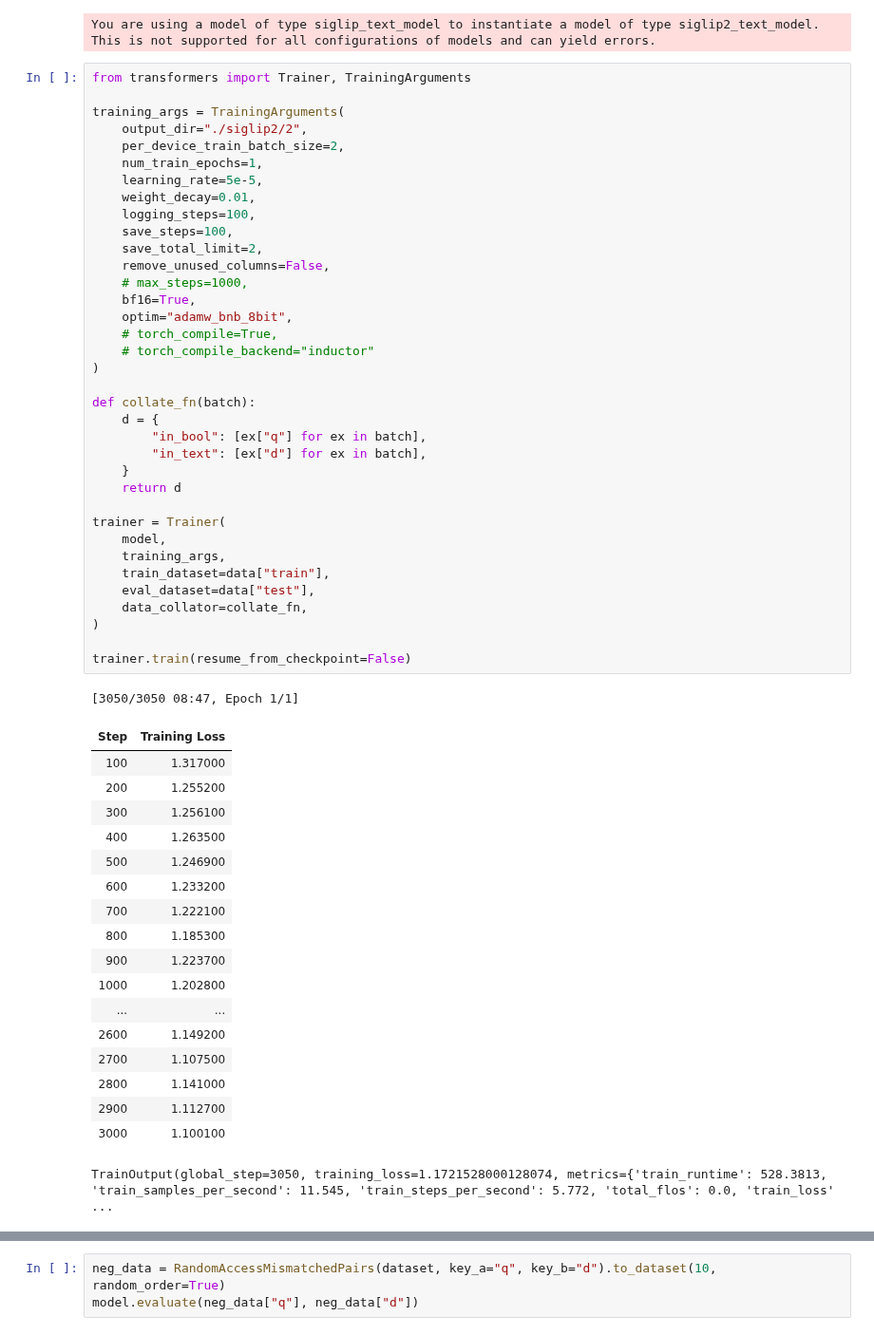
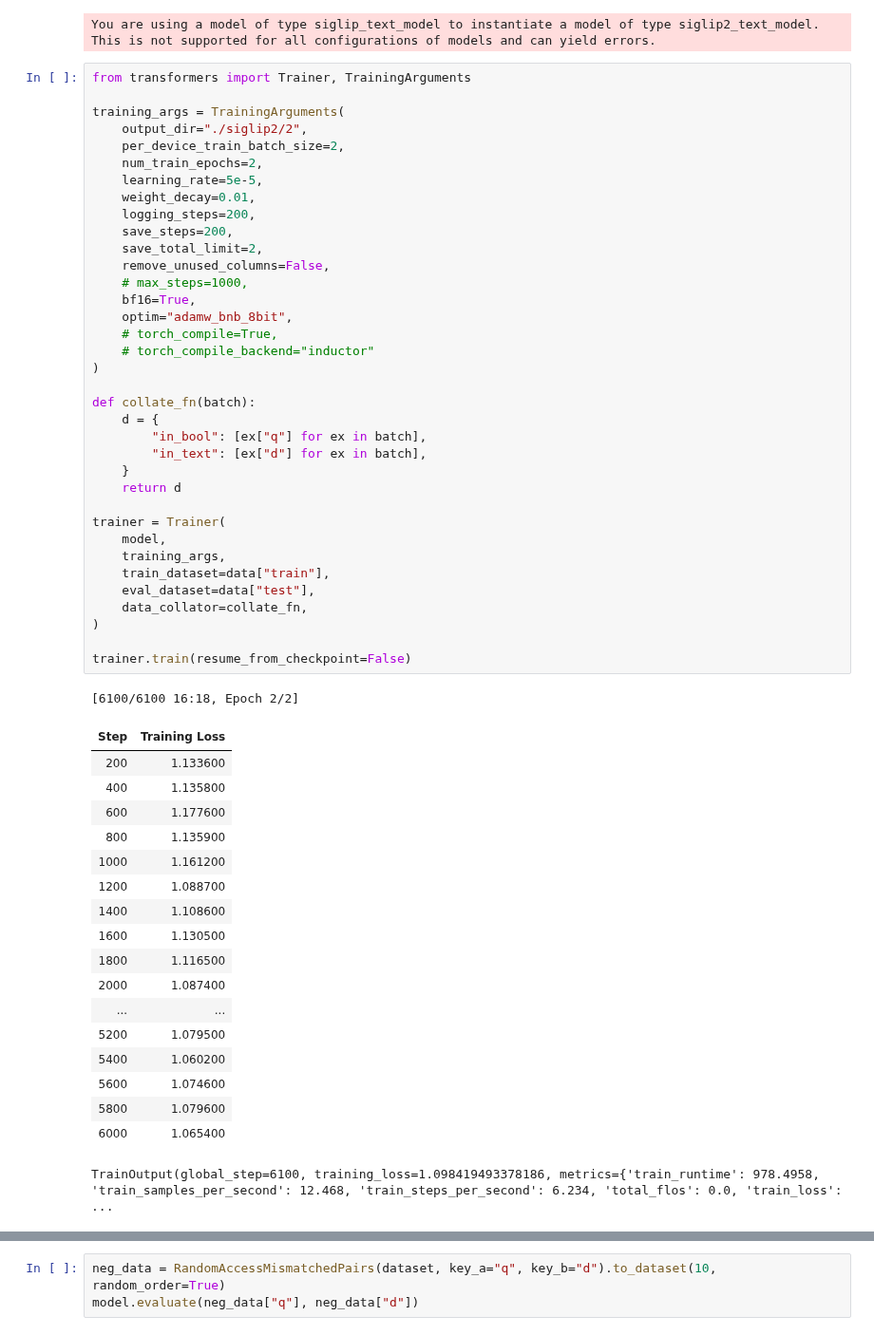
Before and after one commit to hscells-org/project-doehl-boolean-clip, a Jupyter notebook: dev.ipynb, the cells around one changed output, grey strips where cells are left out. Shown at 95% size. Cells and saved outputs as stored; diff of their text form.

```diff
--- a/dev.ipynb
+++ b/dev.ipynb
@@ -29,54 +29,54 @@ from transformers import Trainer, TrainingArguments
 training_args = TrainingArguments(
     output_dir="./siglip2/2",
     per_device_train_batch_size=2,
-    num_train_epochs=1,
+    num_train_epochs=2,
     learning_rate=5e-5,
     weight_decay=0.01,
-    logging_steps=100,
-    save_steps=100,
+    logging_steps=200,
+    save_steps=200,
     save_total_limit=2,
     remove_unused_columns=False,
     # max_steps=1000,
     bf16=True,
     optim="adamw_bnb_8bit",
     # torch_compile=True,
     # torch_compile_backend="inductor"
 )
 
 def collate_fn(batch):
     d = {
         "in_bool": [ex["q"] for ex in batch],
         "in_text": [ex["d"] for ex in batch],
     }
     return d
 
 trainer = Trainer(
     model,
     training_args,
     train_dataset=data["train"],
     eval_dataset=data["test"],
     data_collator=collate_fn,
 )
 
 trainer.train(resume_from_checkpoint=False)
 # %% [output]
-[3050/3050 08:47, Epoch 1/1]
+[6100/6100 16:18, Epoch 2/2]
 | Step | Training Loss |
-| 100 | 1.317000 |
-| 200 | 1.255200 |
-| 300 | 1.256100 |
-| 400 | 1.263500 |
-| 500 | 1.246900 |
-| 600 | 1.233200 |
-| 700 | 1.222100 |
-| 800 | 1.185300 |
-| 900 | 1.223700 |
-| 1000 | 1.202800 |
+| 200 | 1.133600 |
+| 400 | 1.135800 |
+| 600 | 1.177600 |
+| 800 | 1.135900 |
+| 1000 | 1.161200 |
+| 1200 | 1.088700 |
+| 1400 | 1.108600 |
+| 1600 | 1.130500 |
+| 1800 | 1.116500 |
+| 2000 | 1.087400 |
 | ... | ... |
-| 2600 | 1.149200 |
-| 2700 | 1.107500 |
-| 2800 | 1.141000 |
-| 2900 | 1.112700 |
-| 3000 | 1.100100 |
+| 5200 | 1.079500 |
+| 5400 | 1.060200 |
+| 5600 | 1.074600 |
+| 5800 | 1.079600 |
+| 6000 | 1.065400 |
-TrainOutput(global_step=3050, training_loss=1.1721528000128074, metrics={'train_runtime': 528.3813, 'train_samples_per_second': 11.545, 'train_steps_per_second': 5.772, 'total_flos': 0.0, 'train_loss' ...
+TrainOutput(global_step=6100, training_loss=1.098419493378186, metrics={'train_runtime': 978.4958, 'train_samples_per_second': 12.468, 'train_steps_per_second': 6.234, 'total_flos': 0.0, 'train_loss': ...
 # %%
```
Also changed, not shown: parts of 1 cell of this notebook, 1 other file.
